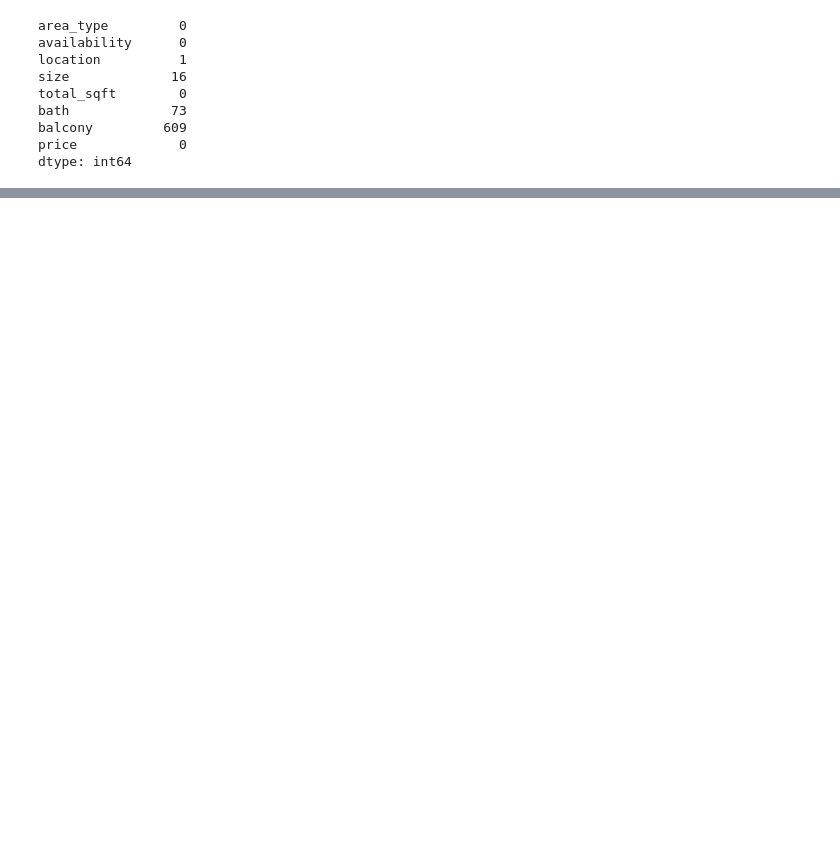
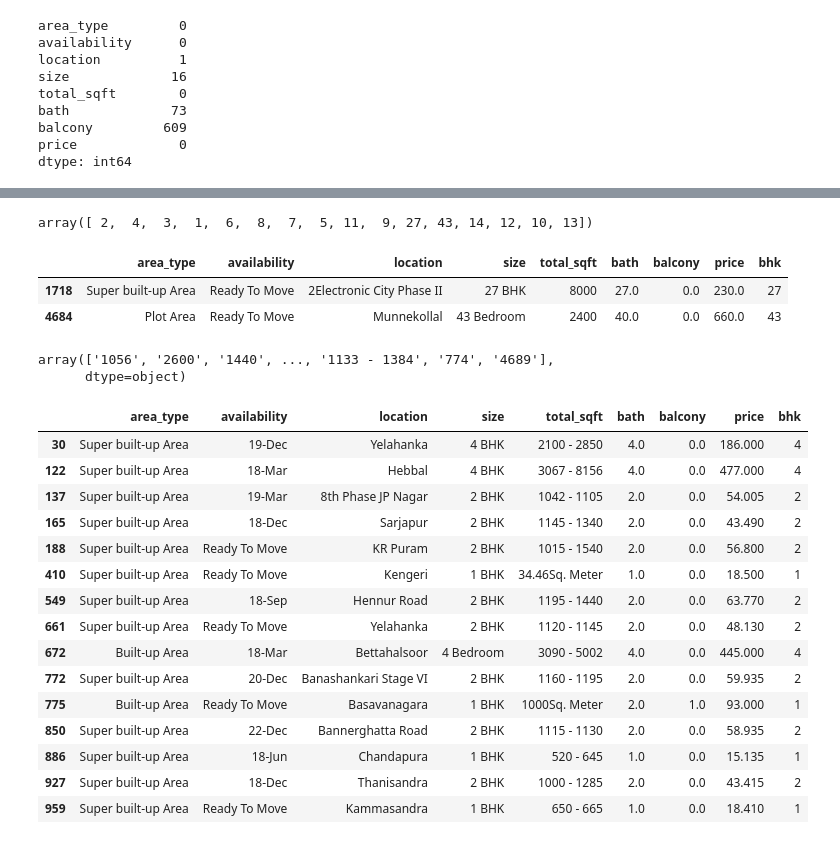
Before and after one commit to Naviya-C/Real-Estate-Price-Prediction, a Jupyter notebook: Data Pre-process/Data_PreProcessing.ipynb, the cells around one changed output, grey strips where cells are left out. Drawn from its saved outputs; the diff is of its cells as text; code cells hidden in the pictures; blank space fills up the shorter version.

```diff
--- a/Data Pre-process/Data_PreProcessing.ipynb
+++ b/Data Pre-process/Data_PreProcessing.ipynb
@@ -121,0 +125,2 @@ dtype: int64
+# %%
+df2 = df1.dropna(subset=['balcony'])
@@ -121,0 +139,2 @@ dtype: int64
+# %%
+df3 = df2.dropna()
@@ -121,0 +162,2 @@ dtype: int64
+# %%
+df3["bhk"] = df3["size"].apply(lambda x: int(x.split(" ")[0]))
@@ -121,0 +179,41 @@ dtype: int64
+# %%
+df3['bhk'].unique()
+# %% [output]
+array([ 2,  4,  3,  1,  6,  8,  7,  5, 11,  9, 27, 43, 14, 12, 10, 13])
+# %%
+df3[df3['bhk'] > 20]
+# %% [output]
+|  | area_type | availability | location | size | total_sqft | bath | balcony | price | bhk |
+| 1718 | Super built-up Area | Ready To Move | 2Electronic City Phase II | 27 BHK | 8000 | 27.0 | 0.0 | 230.0 | 27 |
+| 4684 | Plot Area | Ready To Move | Munnekollal | 43 Bedroom | 2400 | 40.0 | 0.0 | 660.0 | 43 |
+# %%
+df3.total_sqft.unique()
+# %% [output]
+array(['1056', '2600', '1440', ..., '1133 - 1384', '774', '4689'],
+      dtype=object)
+# %%
+def is_float(x):
+    try:
+        float(x)
+    except:
+        return False
+    return True
+# %%
+df3[~df3['total_sqft'].apply(is_float)].head(15)
+# %% [output]
+|  | area_type | availability | location | size | total_sqft | bath | balcony | price | bhk |
+| 30 | Super built-up Area | 19-Dec | Yelahanka | 4 BHK | 2100 - 2850 | 4.0 | 0.0 | 186.000 | 4 |
+| 122 | Super built-up Area | 18-Mar | Hebbal | 4 BHK | 3067 - 8156 | 4.0 | 0.0 | 477.000 | 4 |
+| 137 | Super built-up Area | 19-Mar | 8th Phase JP Nagar | 2 BHK | 1042 - 1105 | 2.0 | 0.0 | 54.005 | 2 |
+| 165 | Super built-up Area | 18-Dec | Sarjapur | 2 BHK | 1145 - 1340 | 2.0 | 0.0 | 43.490 | 2 |
+| 188 | Super built-up Area | Ready To Move | KR Puram | 2 BHK | 1015 - 1540 | 2.0 | 0.0 | 56.800 | 2 |
+| 410 | Super built-up Area | Ready To Move | Kengeri | 1 BHK | 34.46Sq. Meter | 1.0 | 0.0 | 18.500 | 1 |
+| 549 | Super built-up Area | 18-Sep | Hennur Road | 2 BHK | 1195 - 1440 | 2.0 | 0.0 | 63.770 | 2 |
+| 661 | Super built-up Area | Ready To Move | Yelahanka | 2 BHK | 1120 - 1145 | 2.0 | 0.0 | 48.130 | 2 |
+| 672 | Built-up Area | 18-Mar | Bettahalsoor | 4 Bedroom | 3090 - 5002 | 4.0 | 0.0 | 445.000 | 4 |
+| 772 | Super built-up Area | 20-Dec | Banashankari Stage VI | 2 BHK | 1160 - 1195 | 2.0 | 0.0 | 59.935 | 2 |
+| 775 | Built-up Area | Ready To Move | Basavanagara | 1 BHK | 1000Sq. Meter | 2.0 | 1.0 | 93.000 | 1 |
+| 850 | Super built-up Area | 22-Dec | Bannerghatta Road | 2 BHK | 1115 - 1130 | 2.0 | 0.0 | 58.935 | 2 |
+| 886 | Super built-up Area | 18-Jun | Chandapura | 1 BHK | 520 - 645 | 1.0 | 0.0 | 15.135 | 1 |
+| 927 | Super built-up Area | 18-Dec | Thanisandra | 2 BHK | 1000 - 1285 | 2.0 | 0.0 | 43.415 | 2 |
+| 959 | Super built-up Area | Ready To Move | Kammasandra | 1 BHK | 650 - 665 | 1.0 | 0.0 | 18.410 | 1 |
```
Also changed, not shown: parts of 16 cells of this notebook.
